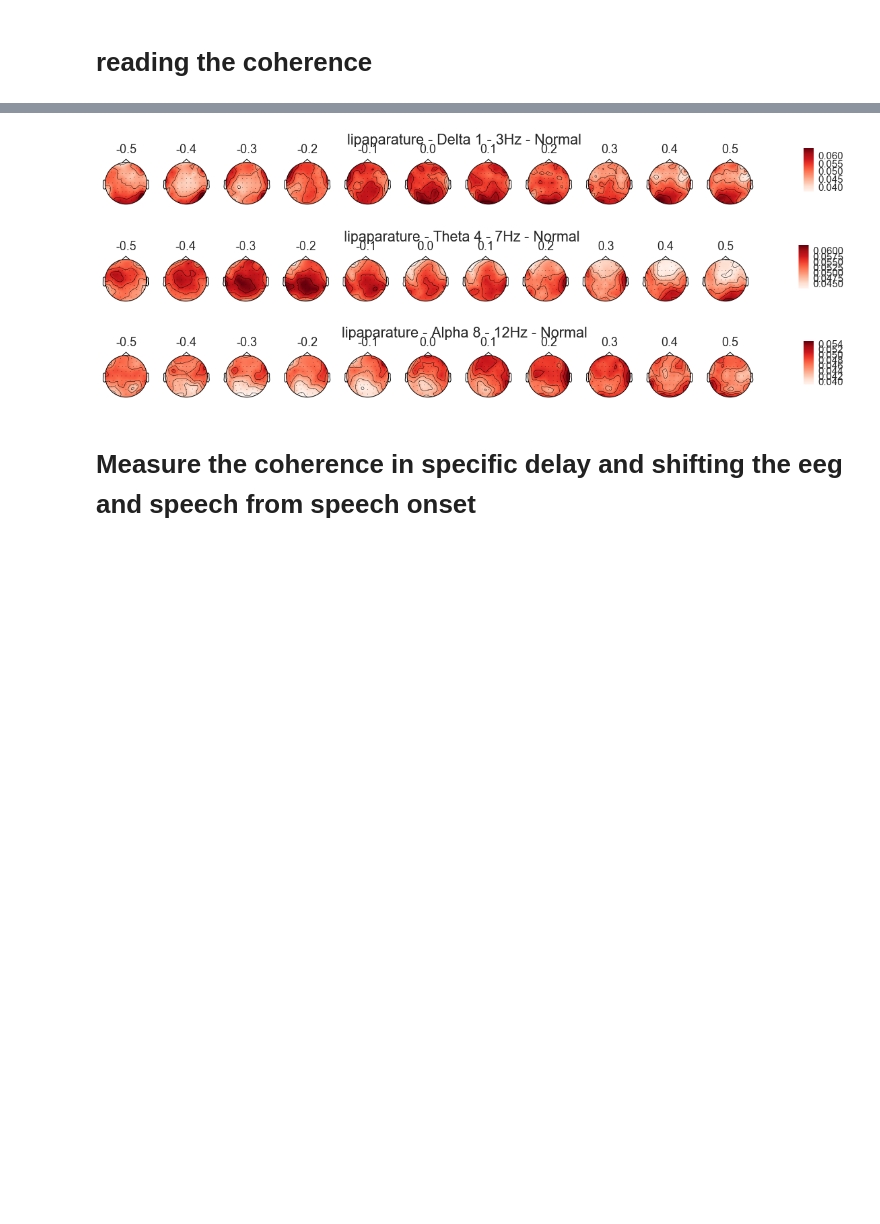
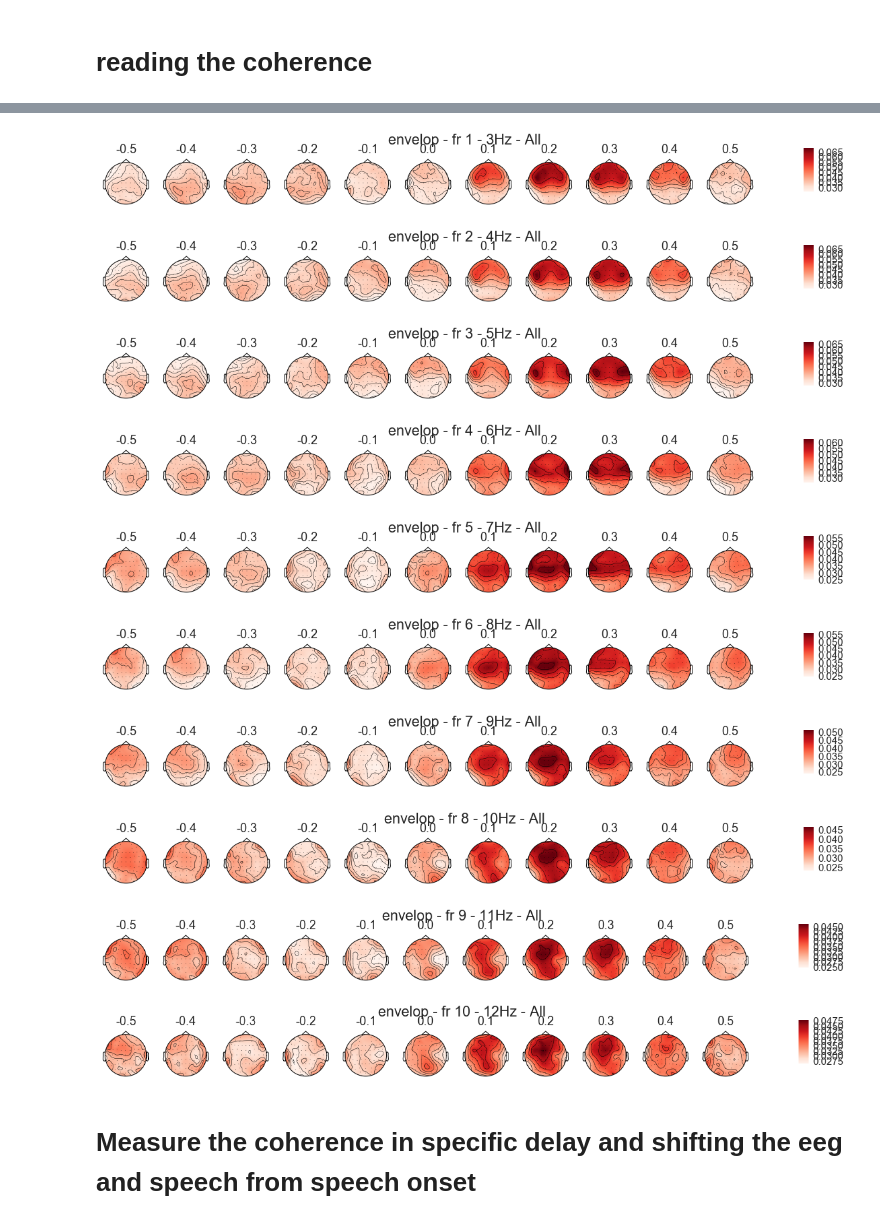
Before and after one commit to sankar-mukherjee/entrainment_python, a Jupyter notebook: coherence_investigate.ipynb, the cells around one changed output, grey strips where cells are left out. Saved outputs shown, nothing was run; the diff lists cells and outputs as text; code cells hidden in the pictures; blank space fills up the shorter version.

```diff
--- a/coherence_investigate.ipynb
+++ b/coherence_investigate.ipynb
@@ -23,7 +23,7 @@ subject_name = ['Alice','Andrea','Daniel','Elena','Elenora','Elisa','Federica','
 # reading the coherence
 # %%
 trial_len = 2
-remove_first = 0.5 #seconds
+remove_first = 0 #seconds
 
 save_path = data_path + '/data/coherence'
 
@@ -37,6 +37,9 @@ for s in subject_name:
 data = pd.concat((a),axis=0)
 data['Delay']=data['Delay'] - 0.5
 data['Delay']=data['Delay'].round(decimals=1)
+
+fr = data.Freq.unique()
+print(fr)
 data.set_index(['Feature','Freq','Condition','Delay','Subject'], inplace=True)
 data.sort_index(inplace=True)
 
@@ -71,21 +76,22 @@ a=a.groupby(['Subject','Condition']).sum()['noTrials'].unstack().plot(kind='bar'
 # %%
 freq_band = ['Delta 1 - 3Hz','Theta 4 - 7Hz','Alpha 8 - 12Hz','Beta 13 - 25Hz','Gamma 30 - 40Hz']
 freq_band = ['Delta 1 - 3Hz','Theta 4 - 7Hz']
+freq_band = ['fr 1 - 3Hz', 'fr 2 - 4Hz', 'fr 3 - 5Hz', 'fr 4 - 6Hz','fr 5 - 7Hz', 'fr 6 - 8Hz', 'fr 7 - 9Hz', 'fr 8 - 10Hz',
+ 'fr 9 - 11Hz', 'fr 10 - 12Hz']
 
 extra_channels = ['envelop','jawaopening','lipaparature','lipProtrusion','TTCD','TMCD','TBCD']
-extra_channels = ['lipProtrusion','lipaparature']
+extra_channels = ['envelop','jawaopening']
 
 condition = ['Hyper','Normal','Hypo','All']
-condition = ['All']
+#condition = ['All']
 
 delay = np.arange(-5,6) / 10
 
-for f in freq_band:
-    a = data.loc[extra_channels,f,condition,delay,subject_name]['Coherence']
-    a = pd.DataFrame(a.reset_index())
+a = data.loc[extra_channels,freq_band,condition,delay,subject_name]['Coherence']
+a = pd.DataFrame(a.reset_index())
 
-    fig, axes = plt.subplots(1, 1,figsize=(15,8))
-    # Plot the response with standard error
-    b=sns.tsplot(data=a, time="Delay", unit="Subject",condition="Feature", value="Coherence",ax=axes)
-    b=b.set_title(f)
+g = sns.FacetGrid(a, col="Freq", row="Condition",col_order=freq_band , margin_titles=True)
+b = g.map_dataframe(sns.tsplot, time="Delay", unit="Subject",condition="Feature", value="Coherence",color="deep").add_legend()
+b = b.set_xlabels('Delay')
+b = b.set_ylabels('Coherence')
 # %% [output]
@@ -163,27 +168,39 @@ def plot_coherence_preprocess_delay(x,name,condition,delay,info):
     fig.subplots_adjust(right=0.8)
     cbar_ax = fig.add_axes([0.85, 0.50, 0.01, 0.15])
     fig.colorbar(im[0], cax=cbar_ax)
-    fig.show()
+    #fig.show()
+    return fig
 # %%
 freq_band = ['Delta 1 - 3Hz','Theta 4 - 7Hz','Alpha 8 - 12Hz','Beta 13 - 25Hz','Gamma 30 - 40Hz']
 freq_band = ['Delta 1 - 3Hz','Theta 4 - 7Hz','Alpha 8 - 12Hz']
+freq_band = ['fr 1 - 3Hz', 'fr 2 - 4Hz', 'fr 3 - 5Hz', 'fr 4 - 6Hz','fr 5 - 7Hz', 'fr 6 - 8Hz', 'fr 7 - 9Hz', 'fr 8 - 10Hz',
+ 'fr 9 - 11Hz', 'fr 10 - 12Hz']
 
 extra_channels = ['envelop','jawaopening','lipaparature','lipProtrusion','TTCD','TMCD','TBCD']
-extra_channels = ['lipaparature']
+extra_channels = ['envelop']
 
 condition = ['Hyper','Normal','Hypo','All']
-condition = ['Normal']
+condition = ['All']
 delay = np.arange(-5,6) / 10
+
+
 
 for f in freq_band:
     A = []
     for feat in extra_channels:
         name = (feat,f)
         for d in delay:
             a = get_coherence_value(data,name,subject_name,d,condition)
             A.append(a)
-    plot_coherence_preprocess_delay(A,name,condition,delay,info)
+    a = plot_coherence_preprocess_delay(A,name,condition,delay,info)
 # %% [output]
-[figure, old version]
+[figure, new version]
-[figure, old version]
+[figure, new version]
-[figure, old version]
+[figure, new version]
+[figure, added]
+[figure, added]
+[figure, added]
+[figure, added]
+[figure, added]
+[figure, added]
+[figure, added]
```
Also changed, not shown: parts of 5 cells of this notebook.
